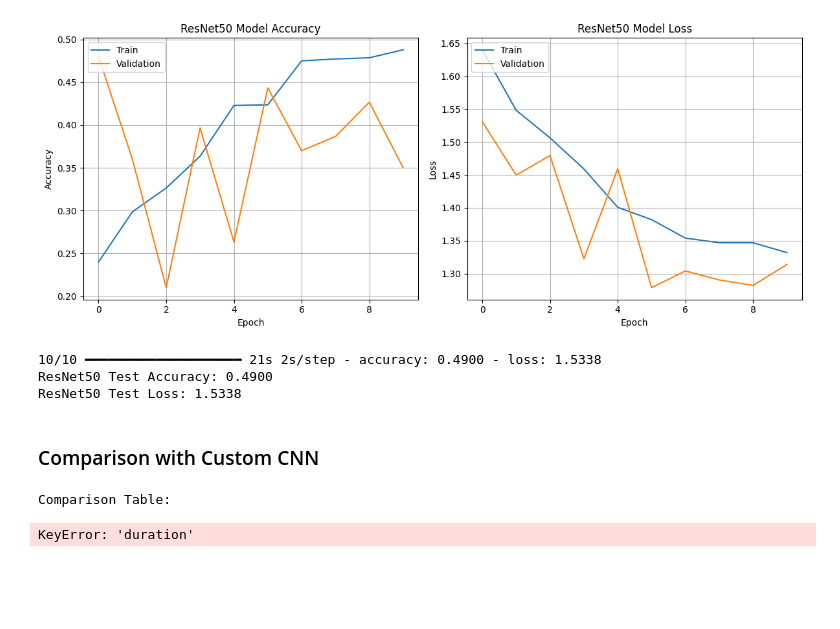
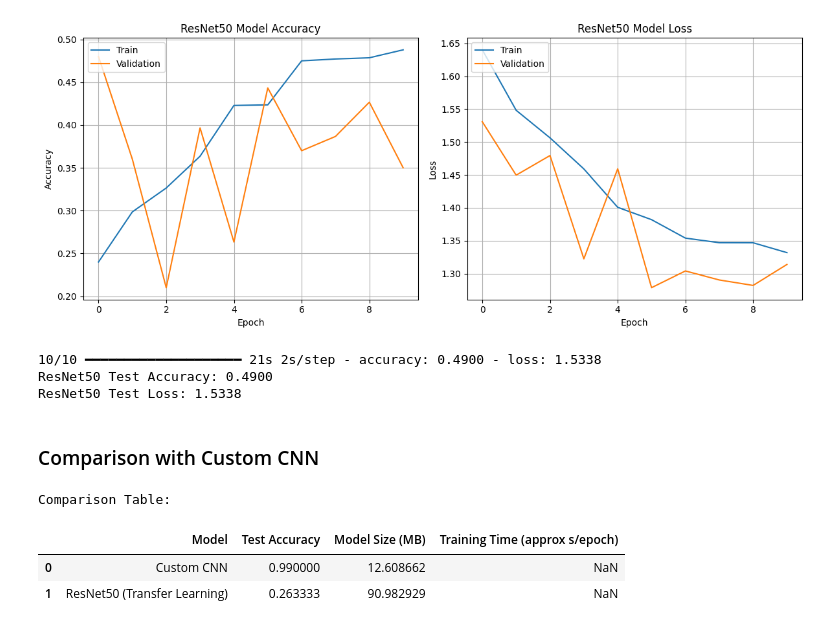
Before and after one commit to SruthiGS-Gito/Exit_Exam, a Jupyter notebook: MUDRA_CNN.ipynb, the cells around one changed output. Drawn from its saved outputs; the diff is of its cells as text; code cells hidden in the pictures; blank space fills up the shorter version.

```diff
--- a/MUDRA_CNN.ipynb
+++ b/MUDRA_CNN.ipynb
@@ -1156,15 +1226,22 @@ ResNet50 Test Loss: 1.5338
 ### Comparison with Custom CNN
 # %%
 print("Comparison Table:")
+
+# Ensure 'duration' key exists, if not, handle it gracefully (e.g., by logging or setting to NaN)
+custom_cnn_training_time_per_epoch = np.mean(history.history.get('duration', [np.nan]))
+resnet_training_time_per_epoch = np.mean(history_resnet.history.get('duration', [np.nan]))
+
 comparison_data = {
     'Model': ['Custom CNN', 'ResNet50 (Transfer Learning)'],
     'Test Accuracy': [test_acc, test_acc_resnet],
     'Model Size (MB)': [model.count_params() * 4 / (1024*1024), model_resnet.count_params() * 4 / (1024*1024)], # Assuming float32
-    'Training Time (approx s/epoch)': [np.mean(history.history['duration']), np.mean(history_resnet.history['duration'])]
+    'Training Time (approx s/epoch)': [custom_cnn_training_time_per_epoch, resnet_training_time_per_epoch]
 }
 
 comparison_df = pd.DataFrame(comparison_data)
 display(comparison_df)
 # %% [output]
 Comparison Table:
-KeyError: 'duration'
+|  | Model | Test Accuracy | Model Size (MB) | Training Time (approx s/epoch) |
+| 0 | Custom CNN | 0.990000 | 12.608662 | NaN |
+| 1 | ResNet50 (Transfer Learning) | 0.263333 | 90.982929 | NaN |
```
Also changed, not shown: parts of 11 cells of this notebook.
